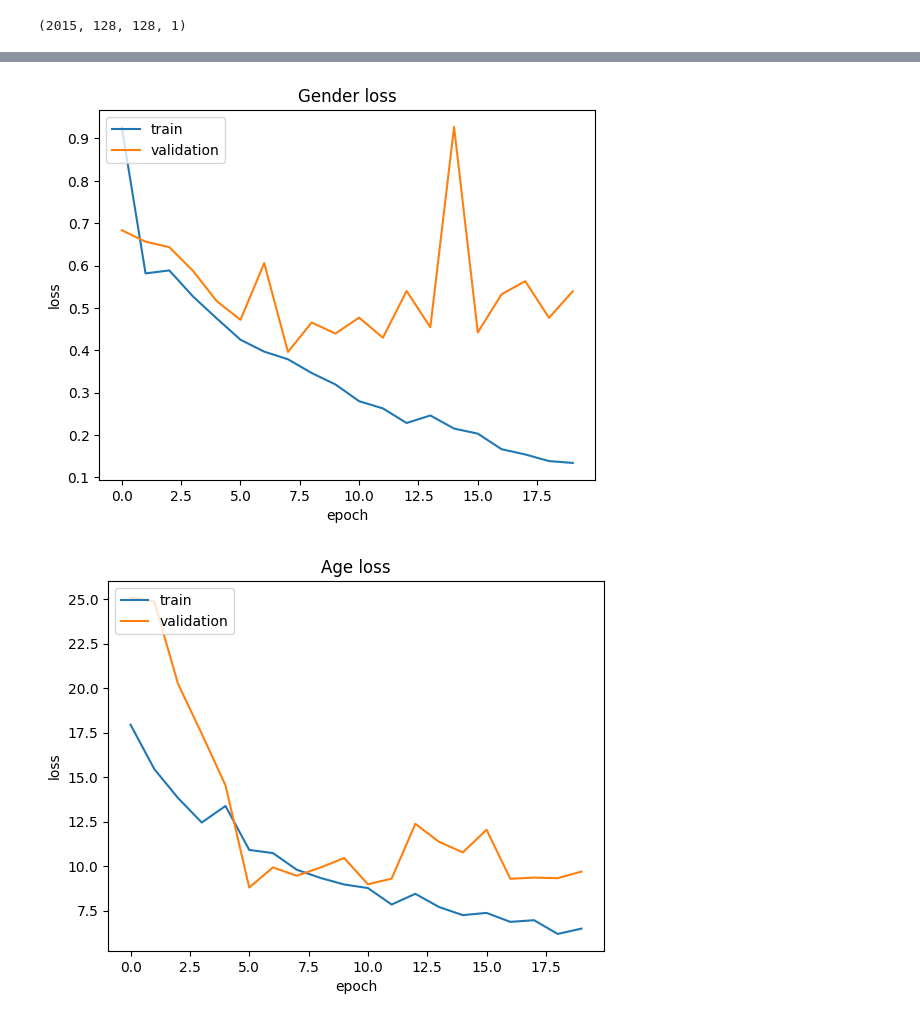
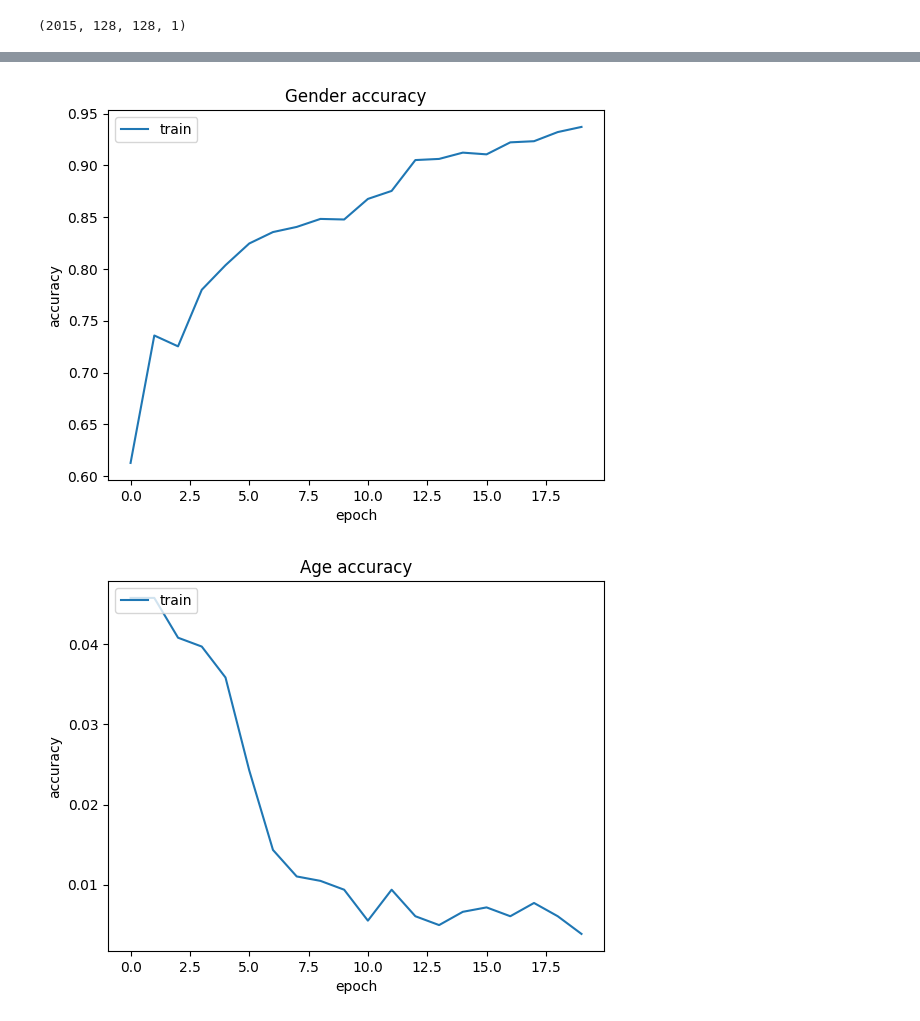
Before and after one commit to gowthamchanduthota/scikit-learn-aws-s3-extension, a Jupyter notebook: sprint-2/oldmodel.ipynb, the cells around one changed output, grey strips where cells are left out. Cells and saved outputs as stored; diff of their text form; code cells hidden in the pictures.

```diff
--- a/sprint-2/oldmodel.ipynb
+++ b/sprint-2/oldmodel.ipynb
@@ -198,22 +233,22 @@ Epoch 20/20
 # %%
-plt.plot(model_history.history['gender_output_loss'])
-plt.plot(model_history.history['val_gender_output_loss'])
-plt.title('Gender loss')
-plt.ylabel('loss')
+plt.plot(model_history.history['gender_output_accuracy'])
+# plt.plot(model_history.history['val_gender_output_loss'])
+plt.title('Gender accuracy')
+plt.ylabel('accuracy')
 plt.xlabel('epoch')
 plt.legend(['train', 'validation'], loc='upper left')
 plt.show()
 
-plt.plot(model_history.history['age_output_loss'])
-plt.plot(model_history.history['val_age_output_loss'])
-plt.title('Age loss')
-plt.ylabel('loss')
+plt.plot(model_history.history['age_output_accuracy'])
+# plt.plot(model_history.history['val_age_output_loss'])
+plt.title('Age accuracy')
+plt.ylabel('accuracy')
 plt.xlabel('epoch')
 plt.legend(['train', 'validation'], loc='upper left')
 plt.show()
 # %% [output]
-[figure, old version]
+[figure, new version]
-[figure, old version]
+[figure, new version]
 # %%
 index=50
 print("Original: Gender = ", gender_dict[y_gender[index]]," Age = ", y_age[index])
```
Also changed, not shown: parts of 8 cells of this notebook, 8 other files.
